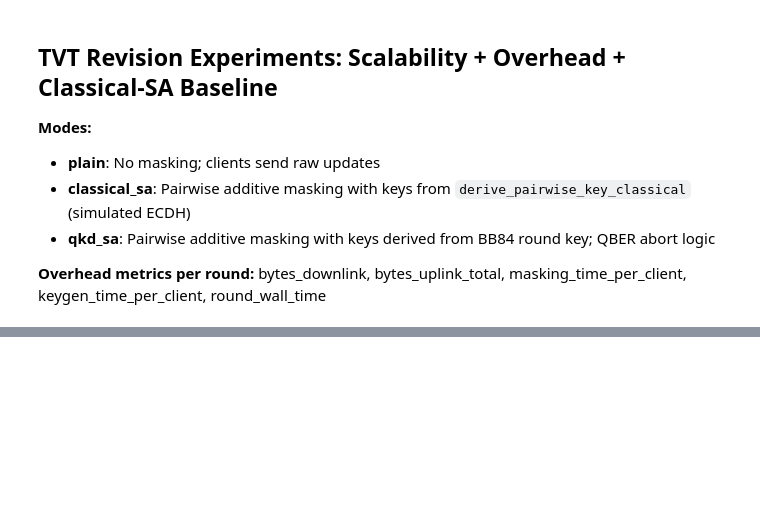
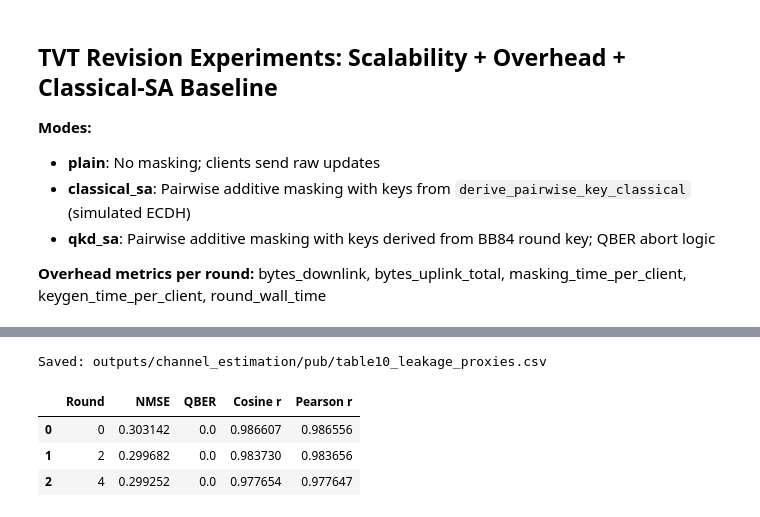
Before and after one commit to ocatak/qkd-fl-wireless-security, a Jupyter notebook: QKD_FL_ChannelEstimation_Pairwise.ipynb, the cells around one changed output, grey strips where cells are left out. Saved outputs shown, nothing was run; the diff lists cells and outputs as text; code cells hidden in the pictures; blank space fills up the shorter version.

```diff
--- a/QKD_FL_ChannelEstimation_Pairwise.ipynb
+++ b/QKD_FL_ChannelEstimation_Pairwise.ipynb
@@ -1239,3 +1251,40 @@ Round 00: SECURE | NMSE=2.6995e-01 | QBER=0.0000
+# %%
+# ------------------------------------------------------------------
+# Table 10: Channel Estimation — Leakage Proxies (Secure Mode, Sample Rounds)
+# ------------------------------------------------------------------
+
+import pandas as pd
+from pathlib import Path
+
+# choose the sample rounds used in the paper
+sample_rounds = [0, 2, 4]
+
+table10_rows = []
+for r in sample_rounds:
+    table10_rows.append({
+        "Round": r,
+        "NMSE": float(exp_a_secure["round_nmse"][r]),
+        "QBER": float(exp_a_secure["qber_history"][r]),
+        "Cosine r": float(exp_a_secure["leakage_cosine"][r]),
+        "Pearson r": float(exp_a_secure["leakage_pearson"][r]),
+    })
+
+table10_df = pd.DataFrame(table10_rows)
+
+out_dir = Path("outputs/channel_estimation/pub")
+out_dir.mkdir(parents=True, exist_ok=True)
+
+table10_csv_path = out_dir / "table10_leakage_proxies.csv"
+table10_df.to_csv(table10_csv_path, index=False)
+
+print("Saved:", table10_csv_path)
+display(table10_df)
+# %% [output]
+Saved: outputs/channel_estimation/pub/table10_leakage_proxies.csv
+|  | Round | NMSE | QBER | Cosine r | Pearson r |
+| 0 | 0 | 0.303142 | 0.0 | 0.986607 | 0.986556 |
+| 1 | 2 | 0.299682 | 0.0 | 0.983730 | 0.983656 |
+| 2 | 4 | 0.299252 | 0.0 | 0.977654 | 0.977647 |
 # %%
 # SECTION 7 — Publication-Ready Outputs (Plots + Tables)
 # Supports K ∈ {3, 10, 20} from TVT experiments. Falls back to Experiments A/B/C when TVT data unavailable.
```
Also changed, not shown: parts of 11 cells of this notebook, 2 other files.
